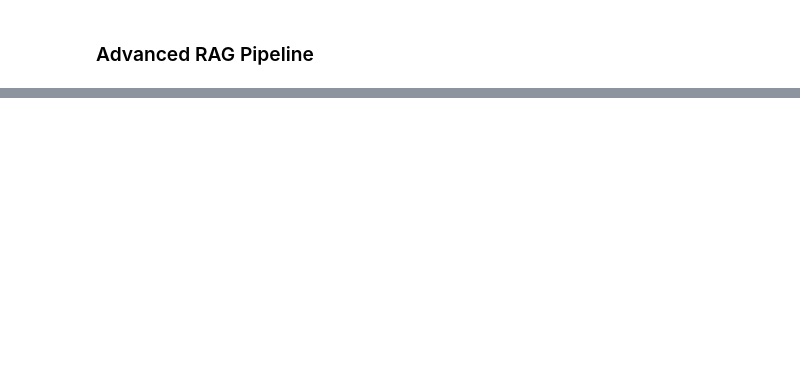
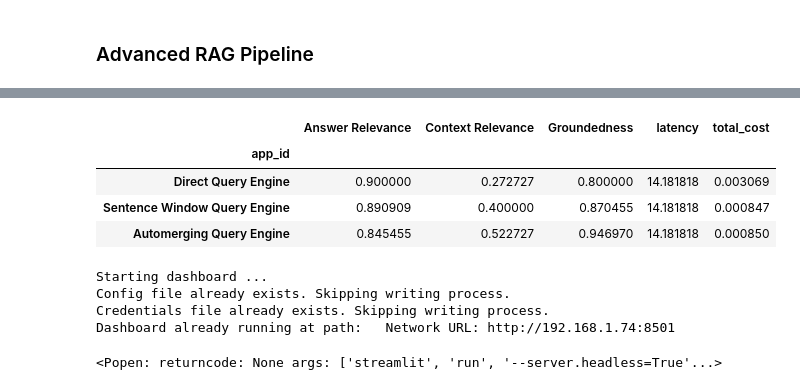
Before and after one commit to veronicaeyo/advanced-rag-llama-index, a Jupyter notebook: advanced_rag_pipeline.ipynb, the cells around one changed output, grey strips where cells are left out. Cells and saved outputs as stored; diff of their text form; code cells hidden in the pictures; blank space fills up the shorter version.

Commit message:
compare sentence window and automerging retrieval

```diff
--- a/advanced_rag_pipeline.ipynb
+++ b/advanced_rag_pipeline.ipynb
@@ -169,0 +248,3 @@ tru.run_dashboard()
+# %%
+# launches on http://localhost:8501/
+tru.run_dashboard()
@@ -169,0 +373,17 @@ tru.run_dashboard()
+# %%
+tru.get_leaderboard(app_ids=[])
+# %% [output]
+|  | Answer Relevance | Context Relevance | Groundedness | latency | total_cost |
+| app_id |  |  |  |  |  |
+| Direct Query Engine | 0.900000 | 0.272727 | 0.800000 | 14.181818 | 0.003069 |
+| Sentence Window Query Engine | 0.890909 | 0.400000 | 0.870455 | 14.181818 | 0.000847 |
+| Automerging Query Engine | 0.845455 | 0.522727 | 0.946970 | 14.181818 | 0.000850 |
+# %%
+# launches on http://localhost:8501/
+tru.run_dashboard()
+# %% [output]
+Starting dashboard ...
+Config file already exists. Skipping writing process.
+Credentials file already exists. Skipping writing process.
+Dashboard already running at path:   Network URL: http://192.168.1.74:8501
+<Popen: returncode: None args: ['streamlit', 'run', '--server.headless=True'...>
```
Also changed, not shown: parts of 21 cells of this notebook, 11 other files.
